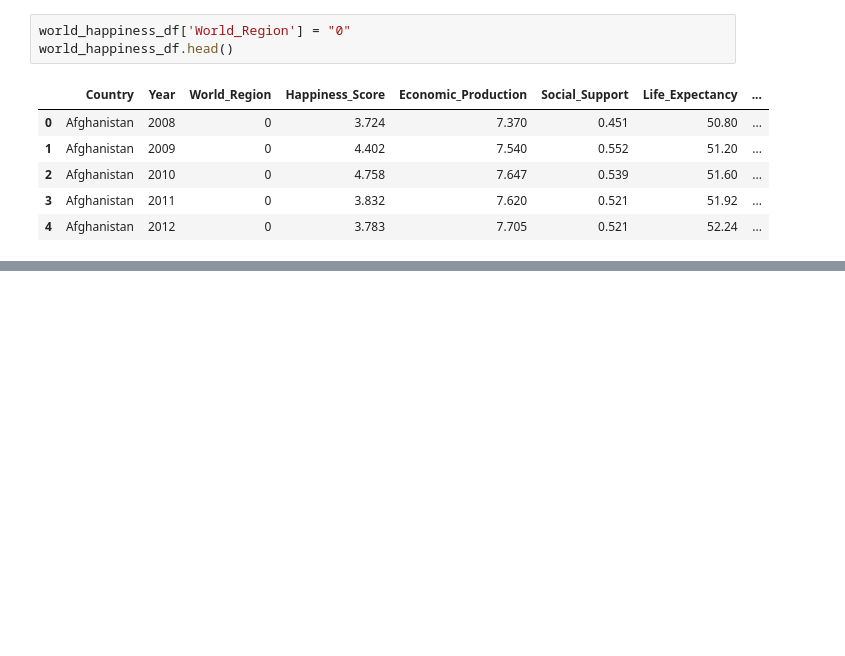
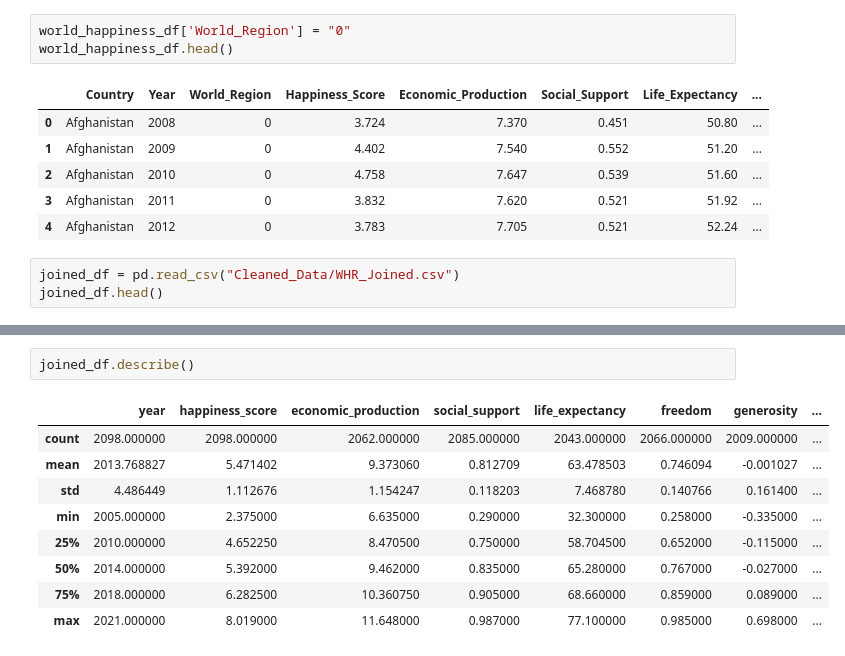
Before and after one commit to Wavelydavely/World_Happiness_Report, a Jupyter notebook: WHR_Data_Prep.ipynb, the cells around one changed output, grey strips where cells are left out. Saved outputs shown, nothing was run; the diff lists cells and outputs as text; blank space fills up the shorter version.

```diff
--- a/WHR_Data_Prep.ipynb
+++ b/WHR_Data_Prep.ipynb
@@ -149,3 +149,6 @@ world_happiness_df.head()
 | 2 | Afghanistan | 2010 | 0 | 4.758 | 7.647 | 0.539 | 51.60 | ... |
 | 3 | Afghanistan | 2011 | 0 | 3.832 | 7.620 | 0.521 | 51.92 | ... |
 | 4 | Afghanistan | 2012 | 0 | 3.783 | 7.705 | 0.521 | 52.24 | ... |
+# %%
+joined_df = pd.read_csv("Cleaned_Data/WHR_Joined.csv")
+joined_df.head()
@@ -151,0 +162,12 @@ world_happiness_df.head()
+# %%
+joined_df.describe()
+# %% [output]
+|  | year | happiness_score | economic_production | social_support | life_expectancy | freedom | generosity | ... |
+| count | 2098.000000 | 2098.000000 | 2062.000000 | 2085.000000 | 2043.000000 | 2066.000000 | 2009.000000 | ... |
+| mean | 2013.768827 | 5.471402 | 9.373060 | 0.812709 | 63.478503 | 0.746094 | -0.001027 | ... |
+| std | 4.486449 | 1.112676 | 1.154247 | 0.118203 | 7.468780 | 0.140766 | 0.161400 | ... |
+| min | 2005.000000 | 2.375000 | 6.635000 | 0.290000 | 32.300000 | 0.258000 | -0.335000 | ... |
+| 25% | 2010.000000 | 4.652250 | 8.470500 | 0.750000 | 58.704500 | 0.652000 | -0.115000 | ... |
+| 50% | 2014.000000 | 5.392000 | 9.462000 | 0.835000 | 65.280000 | 0.767000 | -0.027000 | ... |
+| 75% | 2018.000000 | 6.282500 | 10.360750 | 0.905000 | 68.660000 | 0.859000 | 0.089000 | ... |
+| max | 2021.000000 | 8.019000 | 11.648000 | 0.987000 | 77.100000 | 0.985000 | 0.698000 | ... |
```
Also changed, not shown: parts of 1 cell of this notebook.
